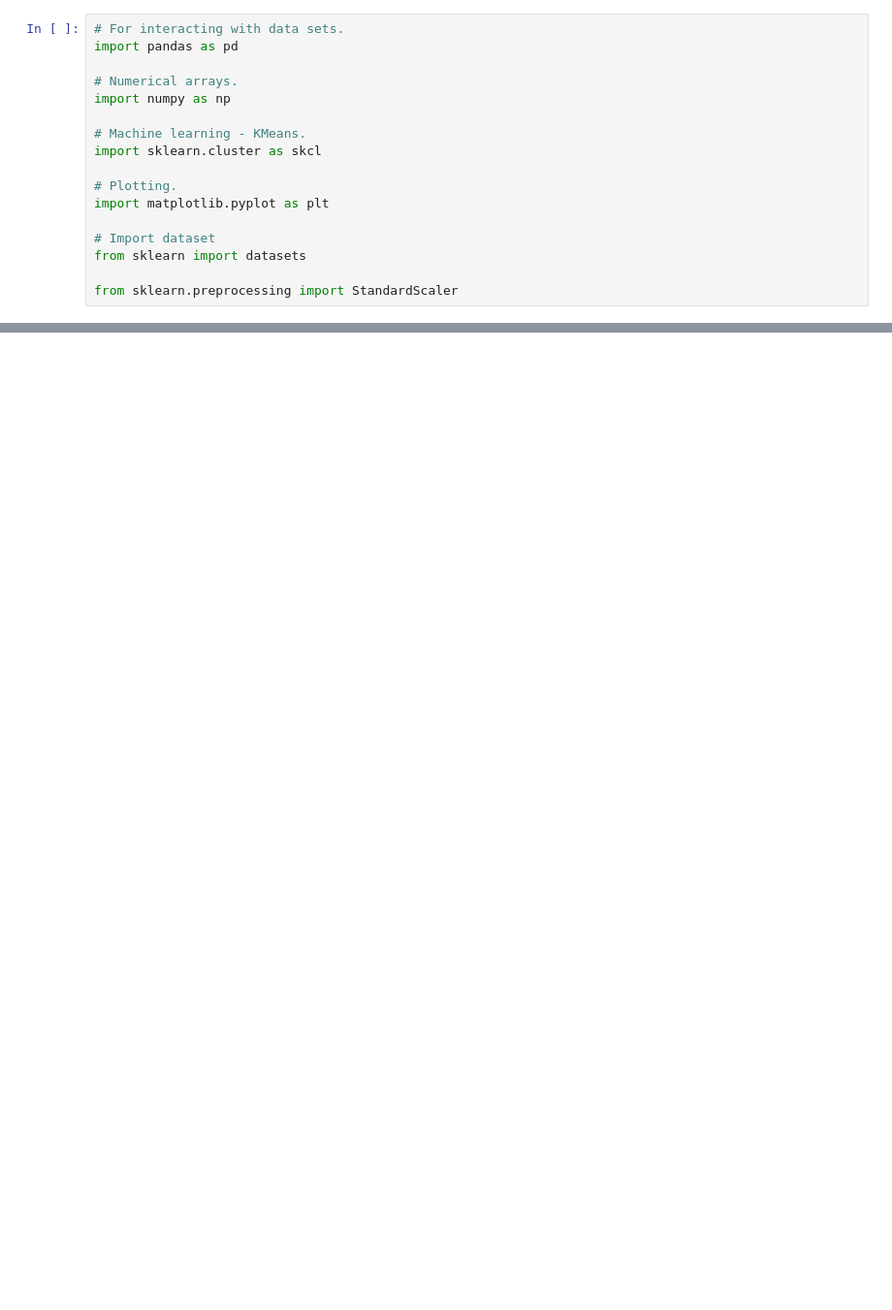
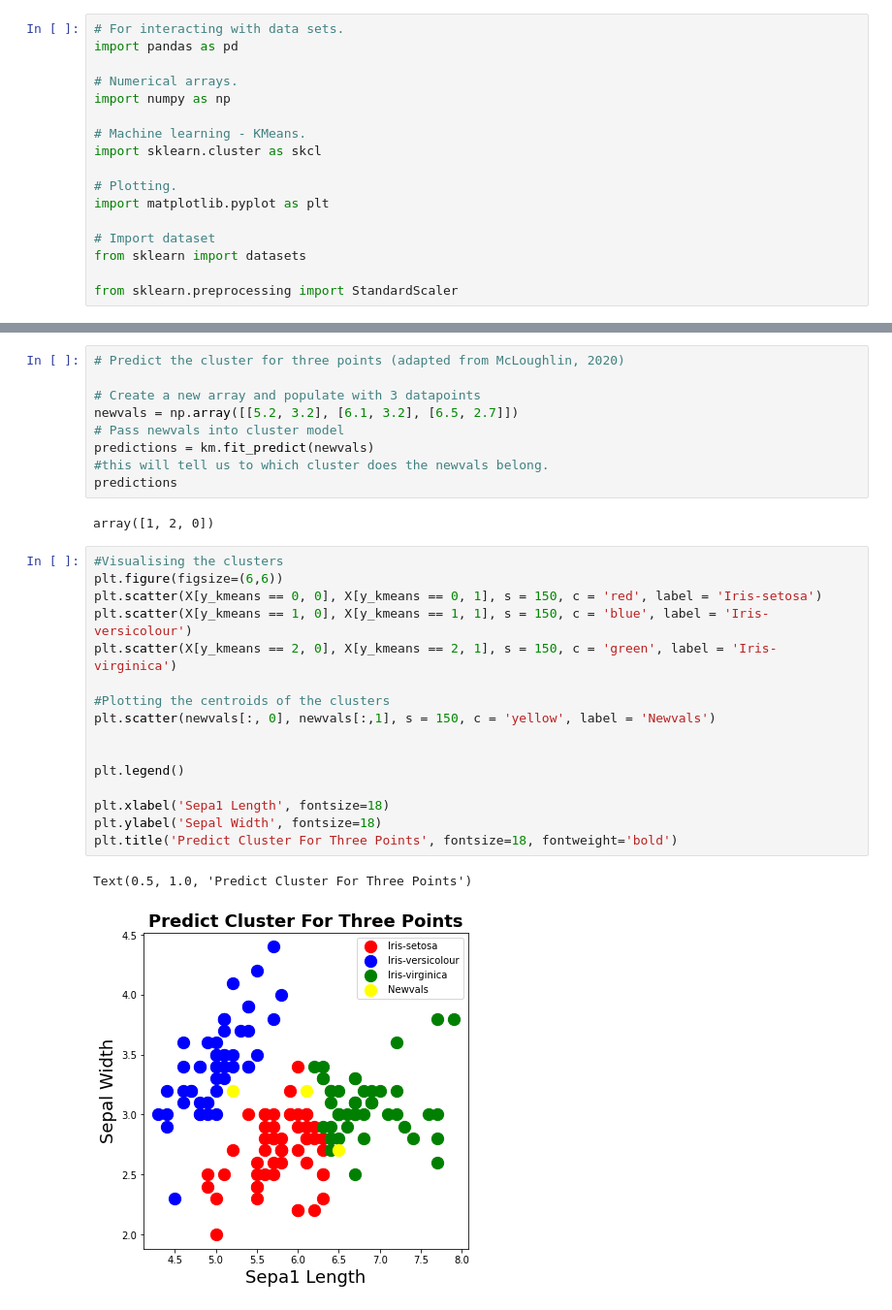
Before and after one commit to pcaulfie/sqrt2, a Jupyter notebook: Tasks2020.ipynb, the cells around one changed output, grey strips where cells are left out. Shown at 97% size. Cells and saved outputs as stored; diff of their text form; blank space fills up the shorter version.

```diff
--- a/Tasks2020.ipynb
+++ b/Tasks2020.ipynb
@@ -641,0 +716,30 @@ Text(0.5, 1.0, 'Visualization of Clustered Data')
+# %%
+# Predict the cluster for three points (adapted from McLoughlin, 2020)
+
+# Create a new array and populate with 3 datapoints
+newvals = np.array([[5.2, 3.2], [6.1, 3.2], [6.5, 2.7]])
+# Pass newvals into cluster model
+predictions = km.fit_predict(newvals)
+#this will tell us to which cluster does the newvals belong.
+predictions
+# %% [output]
+array([1, 2, 0])
+# %%
+#Visualising the clusters
+plt.figure(figsize=(6,6))
+plt.scatter(X[y_kmeans == 0, 0], X[y_kmeans == 0, 1], s = 150, c = 'red', label = 'Iris-setosa')
+plt.scatter(X[y_kmeans == 1, 0], X[y_kmeans == 1, 1], s = 150, c = 'blue', label = 'Iris-versicolour')
+plt.scatter(X[y_kmeans == 2, 0], X[y_kmeans == 2, 1], s = 150, c = 'green', label = 'Iris-virginica')
+
+#Plotting the centroids of the clusters
+plt.scatter(newvals[:, 0], newvals[:,1], s = 150, c = 'yellow', label = 'Newvals')
+
+
+plt.legend()
+
+plt.xlabel('Sepa1 Length', fontsize=18)
+plt.ylabel('Sepal Width', fontsize=18)
+plt.title('Predict Cluster For Three Points', fontsize=18, fontweight='bold')
+# %% [output]
+Text(0.5, 1.0, 'Predict Cluster For Three Points')
+[figure, added]
```
Also changed, not shown: parts of 30 cells of this notebook.
